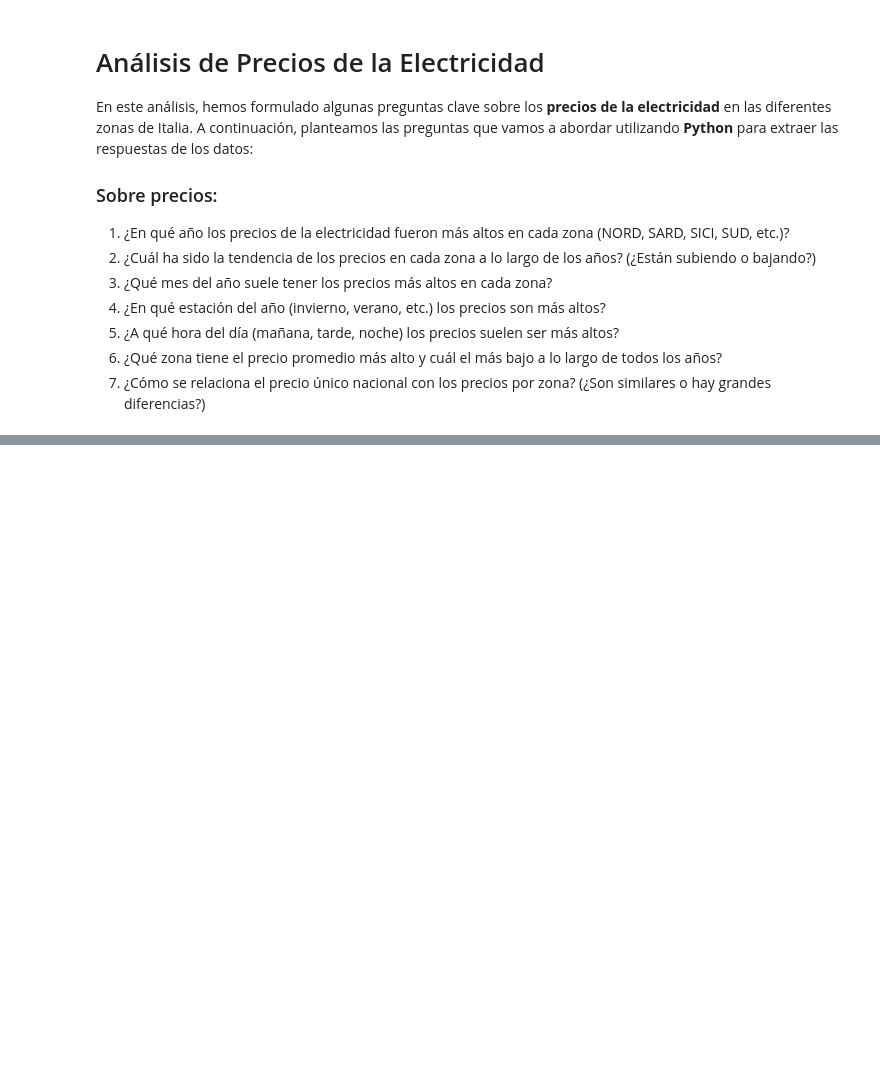
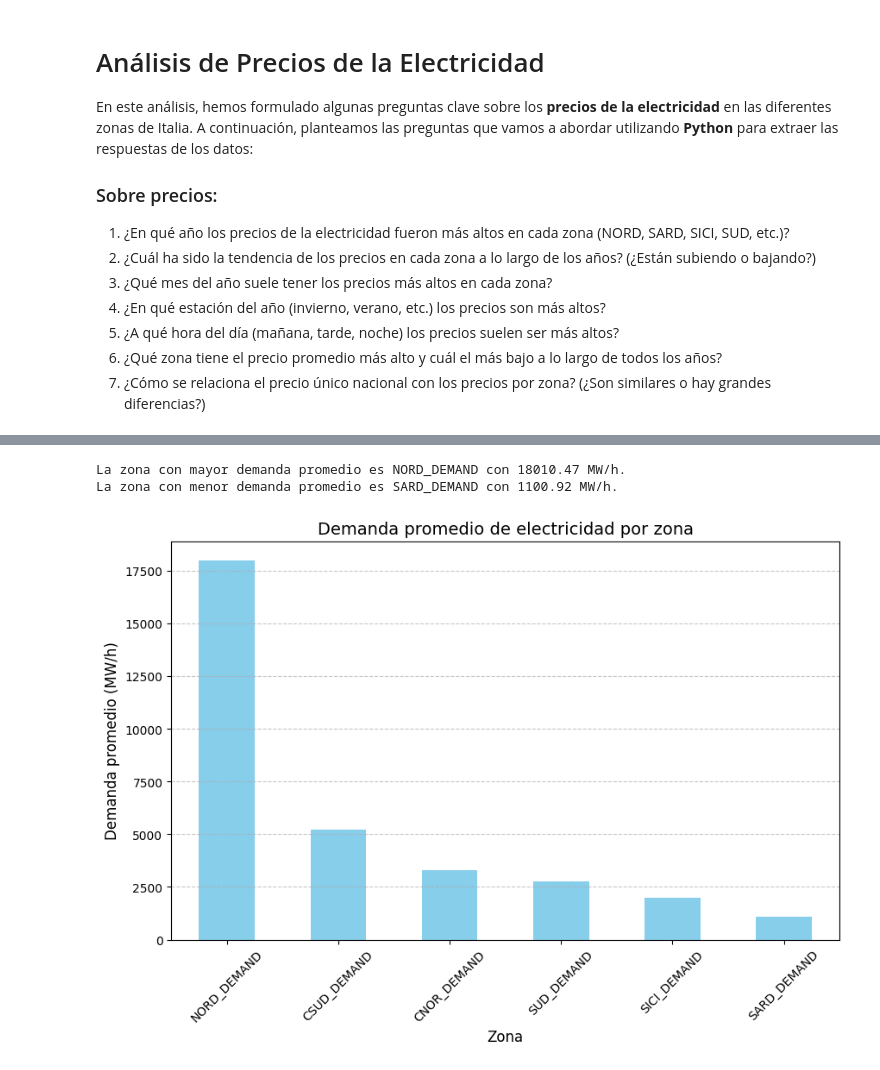
Before and after one commit to geobest7/datatone-escuela-musk-hackathon-datos-mercado-electrico-italiano, a Jupyter notebook: demanda_precio.ipynb, the cells around one changed output, grey strips where cells are left out. Cells and saved outputs as stored; diff of their text form; code cells hidden in the pictures; blank space fills up the shorter version.

Commit message:
respuestas a preguntas demanda

```diff
--- a/demanda_precio.ipynb
+++ b/demanda_precio.ipynb
@@ -342,0 +383,30 @@ La zona con la mayor diferencia es SICILY_PRICE con una diferencia de 12.40 €/
+# %%
+# PREGUNTA 1 ¿Qué zona tiene la mayor demanda promedio de electricidad y cuál la menor?
+
+# Lista de las columnas de demanda por zona
+zonas_demanda = ["CNOR_DEMAND", "CSUD_DEMAND", "NORD_DEMAND", "SARD_DEMAND", "SICI_DEMAND", "SUD_DEMAND"]
+
+# Calculamos la demanda promedio para cada zona
+demanda_promedio = df[zonas_demanda].mean().sort_values(ascending=False)
+
+# Identificamos la zona con mayor y menor demanda promedio
+zona_mayor_demanda = demanda_promedio.idxmax()
+zona_menor_demanda = demanda_promedio.idxmin()
+
+print(f"La zona con mayor demanda promedio es {zona_mayor_demanda} con {demanda_promedio.max():.2f} MW/h.")
+print(f"La zona con menor demanda promedio es {zona_menor_demanda} con {demanda_promedio.min():.2f} MW/h.")
+# %% [output]
+La zona con mayor demanda promedio es NORD_DEMAND con 18010.47 MW/h.
+La zona con menor demanda promedio es SARD_DEMAND con 1100.92 MW/h.
+# %%
+# Gráfico de barras para visualizar las demandas promedio
+plt.figure(figsize=(10, 6))
+demanda_promedio.plot(kind="bar", color="skyblue")
+plt.title("Demanda promedio de electricidad por zona", fontsize=14)
+plt.ylabel("Demanda promedio (MW/h)", fontsize=12)
+plt.xlabel("Zona", fontsize=12)
+plt.xticks(rotation=45)
+plt.grid(axis="y", linestyle="--", alpha=0.7)
+plt.show()
+# %% [output]
+[figure, added]
```
Also changed, not shown: parts of 19 cells of this notebook, 2 other files.
